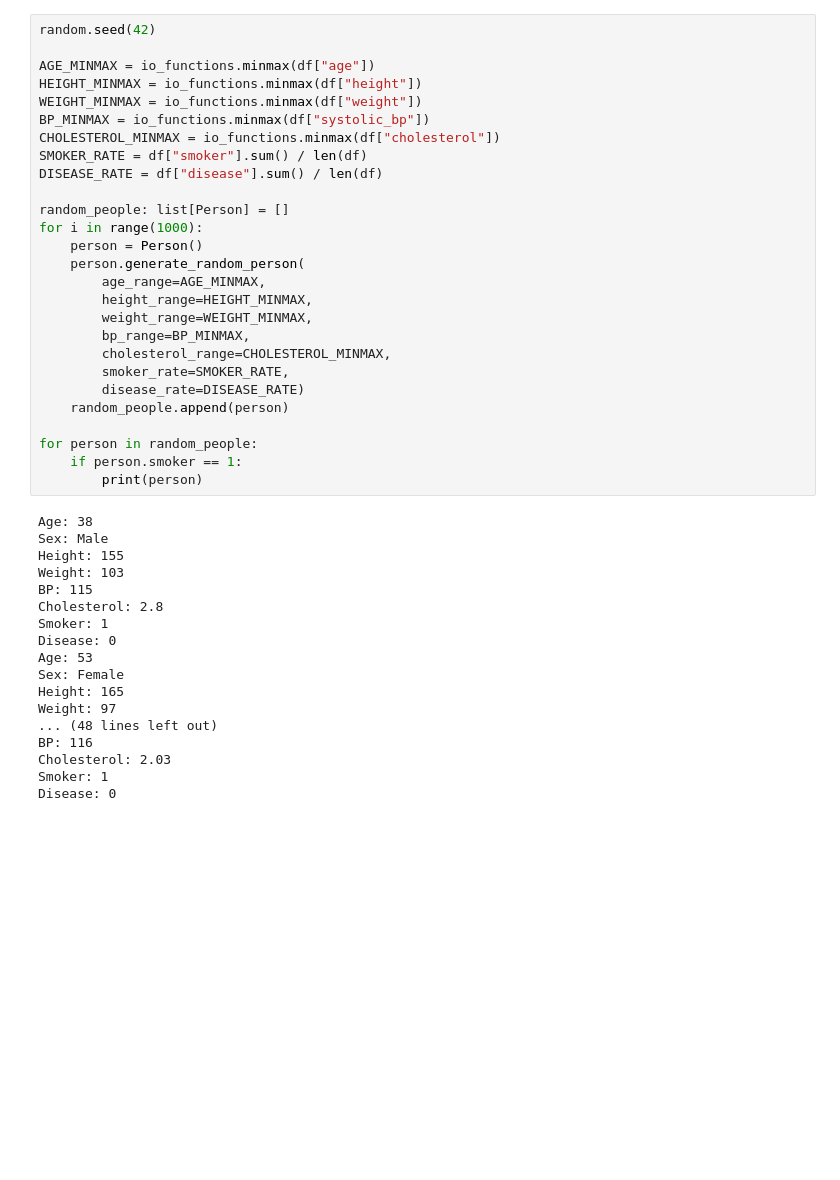
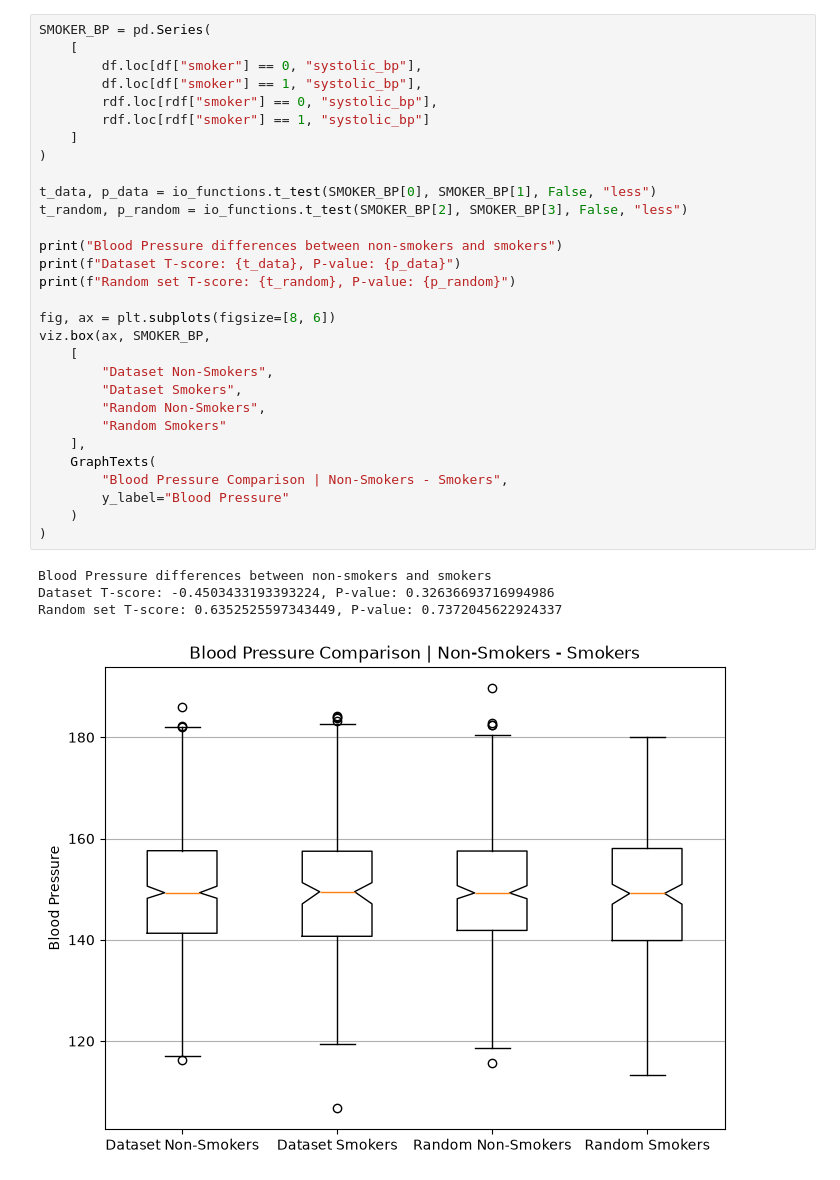
Before and after one commit to MattettaM/PythonInlamningsuppgift1, a Jupyter notebook: report.ipynb, the cells around one changed output. Saved outputs shown, nothing was run; the diff lists cells and outputs as text; blank space fills up the shorter version.

```diff
--- a/report.ipynb
+++ b/report.ipynb
@@ -106,45 +260,35 @@ plt.show()
 # %%
-random.seed(42)
+SMOKER_BP = pd.Series(
+    [
+        df.loc[df["smoker"] == 0, "systolic_bp"],
+        df.loc[df["smoker"] == 1, "systolic_bp"],
+        rdf.loc[rdf["smoker"] == 0, "systolic_bp"],
+        rdf.loc[rdf["smoker"] == 1, "systolic_bp"]
+    ]
+)
 
-AGE_MINMAX = io_functions.minmax(df["age"])
-HEIGHT_MINMAX = io_functions.minmax(df["height"])
-WEIGHT_MINMAX = io_functions.minmax(df["weight"])
-BP_MINMAX = io_functions.minmax(df["systolic_bp"])
-CHOLESTEROL_MINMAX = io_functions.minmax(df["cholesterol"])
-SMOKER_RATE = df["smoker"].sum() / len(df)
-DISEASE_RATE = df["disease"].sum() / len(df)
+t_data, p_data = io_functions.t_test(SMOKER_BP[0], SMOKER_BP[1], False, "less")
+t_random, p_random = io_functions.t_test(SMOKER_BP[2], SMOKER_BP[3], False, "less")
 
-random_people: list[Person] = []
-for i in range(1000):
-    person = Person()
-    person.generate_random_person(
-        age_range=AGE_MINMAX,
-        height_range=HEIGHT_MINMAX,
-        weight_range=WEIGHT_MINMAX,
-        bp_range=BP_MINMAX,
-        cholesterol_range=CHOLESTEROL_MINMAX,
-        smoker_rate=SMOKER_RATE,
-        disease_rate=DISEASE_RATE)
-    random_people.append(person)
+print("Blood Pressure differences between non-smokers and smokers")
+print(f"Dataset T-score: {t_data}, P-value: {p_data}")
+print(f"Random set T-score: {t_random}, P-value: {p_random}")
 
-for person in random_people:
-    if person.smoker == 1:
-        print(person)
+fig, ax = plt.subplots(figsize=[8, 6])
+viz.box(ax, SMOKER_BP,
+    [
+        "Dataset Non-Smokers",
+        "Dataset Smokers",
+        "Random Non-Smokers",
+        "Random Smokers"
+    ],
+    GraphTexts(
+        "Blood Pressure Comparison | Non-Smokers - Smokers",
+        y_label="Blood Pressure"
+    )
+)
 # %% [output]
-Age: 38
-Sex: Male
-Height: 155
-Weight: 103
-BP: 115
-Cholesterol: 2.8
-Smoker: 1
-Disease: 0
-Age: 53
-Sex: Female
-Height: 165
-Weight: 97
-... (48 lines left out)
-BP: 116
-Cholesterol: 2.03
-Smoker: 1
-Disease: 0
+Blood Pressure differences between non-smokers and smokers
+Dataset T-score: -0.4503433193393224, P-value: 0.32636693716994986
+Random set T-score: 0.6352525597343449, P-value: 0.7372045622924337
+[figure, added]
```
Also changed, not shown: parts of 11 cells of this notebook, 4 other files.
